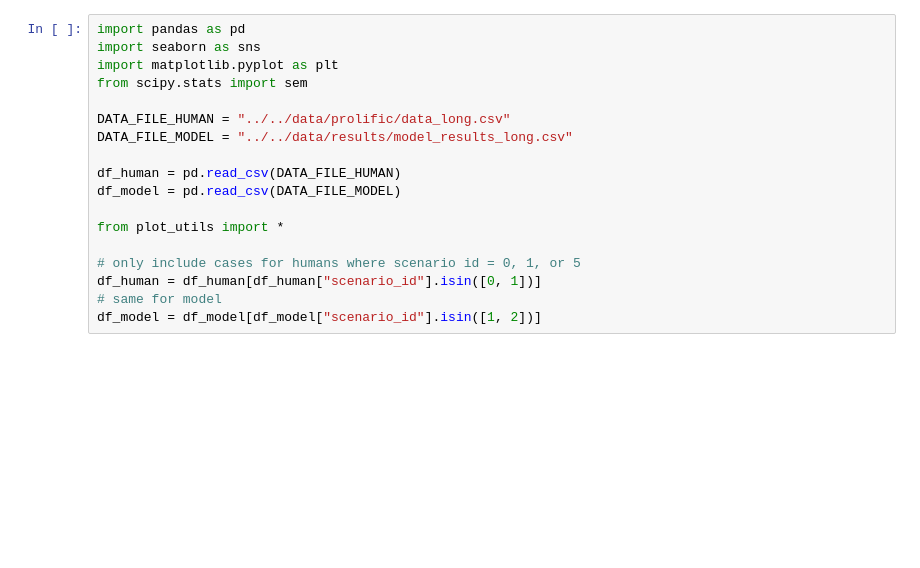
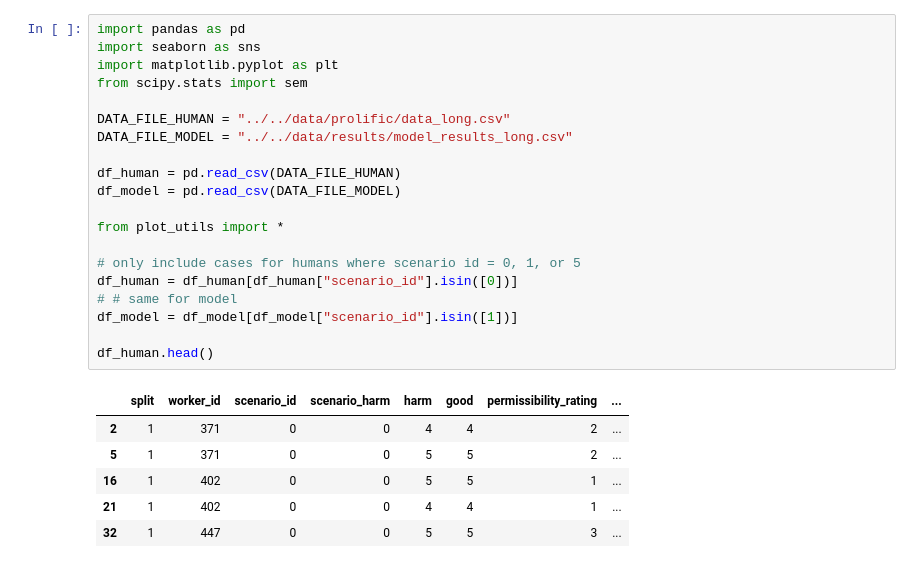
Before and after one commit to cicl-stanford/procedural-evals-moral, a Jupyter notebook: code/analysis/plotting.ipynb, the cells around one changed output. Saved outputs shown, nothing was run; the diff lists cells and outputs as text; blank space fills up the shorter version.

Commit message:
testing harm

```diff
--- a/code/analysis/plotting.ipynb
+++ b/code/analysis/plotting.ipynb
@@ -1,21 +1,30 @@
 # %%
 import pandas as pd
 import seaborn as sns
 import matplotlib.pyplot as plt
 from scipy.stats import sem
 
 DATA_FILE_HUMAN = "../../data/prolific/data_long.csv"
 DATA_FILE_MODEL = "../../data/results/model_results_long.csv"
 
 df_human = pd.read_csv(DATA_FILE_HUMAN)
 df_model = pd.read_csv(DATA_FILE_MODEL)
 
 from plot_utils import *
 
 # only include cases for humans where scenario id = 0, 1, or 5
-df_human = df_human[df_human["scenario_id"].isin([0, 1])]
-# same for model
-df_model = df_model[df_model["scenario_id"].isin([1, 2])]
+df_human = df_human[df_human["scenario_id"].isin([0])]
+# # same for model
+df_model = df_model[df_model["scenario_id"].isin([1])]
+
+df_human.head()
+# %% [output]
+|  | split | worker_id | scenario_id | scenario_harm | harm | good | permissibility_rating | ... |
+| 2 | 1 | 371 | 0 | 0 | 4 | 4 | 2 | ... |
+| 5 | 1 | 371 | 0 | 0 | 5 | 5 | 2 | ... |
+| 16 | 1 | 402 | 0 | 0 | 5 | 5 | 1 | ... |
+| 21 | 1 | 402 | 0 | 0 | 4 | 4 | 1 | ... |
+| 32 | 1 | 447 | 0 | 0 | 5 | 5 | 3 | ... |
 # %%
 
 def plot_model(data, plt_dir, palette):
```
Also changed, not shown: parts of 4 cells of this notebook, 5 other files.
